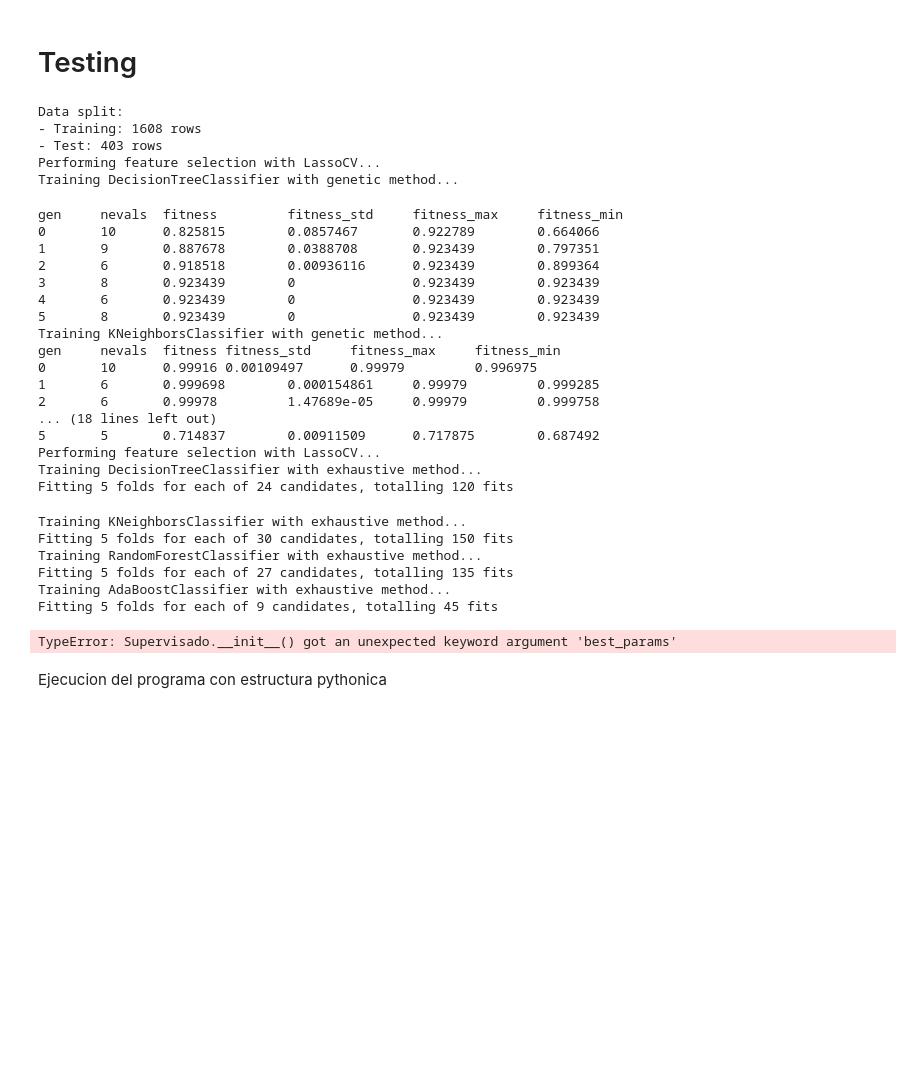
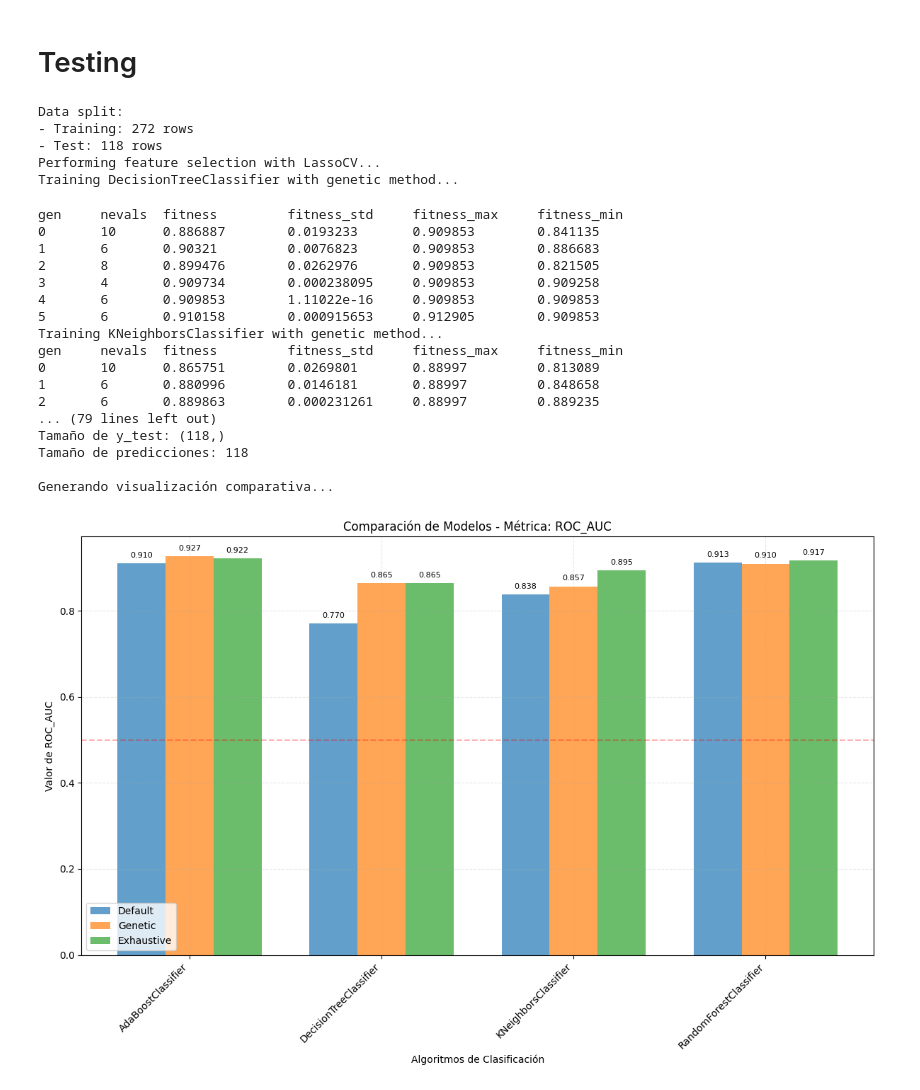
Before and after one commit to Timewolff/MineriaAvanzada, a Jupyter notebook: Paquete Avanzada/ModeloMineriaAvanzada.ipynb, the cells around one changed output. Drawn from its saved outputs; the diff is of its cells as text; code cells hidden in the pictures; blank space fills up the shorter version.

Commit message:
Cambios en param_grids

```diff
--- a/Paquete Avanzada/ModeloMineriaAvanzada.ipynb
+++ b/Paquete Avanzada/ModeloMineriaAvanzada.ipynb
@@ -1221,64 +1209,54 @@ class Supervisado:
 # Testing
 # %%
 # MI TESTING
-#Recuerda el input arriba en VSCode
 # 1. Cargar el archivo CSV con EDA
-archivo_csv = "../dataset/potabilidad_V2.csv"
+archivo_csv = "../dataset/diabetes_V2.csv"
 eda = EDA(file=archivo_csv)
 
 # 2. Pasar el EDA al optimizador
 optimizador = DataOptimization(eda)
 
 # 3. Ejecutar optimización y obtener los mejores parámetros
 best_params = optimizador.opti_director(
-    target_column='Potability',
+    target_column='diabetes',
     problem_type='classification',
     method='both'
 )
 
 # 4. Crear la instancia del modelo supervisado pasando los mejores parámetros
 modelo = Supervisado(optimizador, best_params=best_params)
 
 # 5. Ejecutar los modelos de clasificación y comparar variantes
 modelo.model_director(compare_params=True)
 
-# 6. Ver los resultados como lista de diccionarios
-for resultado in modelo.all_model_results:
-    print(resultado)
-
 # 7. Visualizar la comparación usando ROC AUC
+print("\nGenerando visualización comparativa...")
 fig, ax = modelo.visualizar_comparacion_modelos(metrica='roc_auc')
 
 # 8. Mostrar gráfico
 import matplotlib.pyplot as plt
 plt.show()
 # %% [output]
 Data split:
-- Training: 1608 rows
-- Test: 403 rows
+- Training: 272 rows
+- Test: 118 rows
 Performing feature selection with LassoCV...
 Training DecisionTreeClassifier with genetic method...
 gen     nevals  fitness         fitness_std     fitness_max     fitness_min
-0       10      0.825815        0.0857467       0.922789        0.664066
-1       9       0.887678        0.0388708       0.923439        0.797351
-2       6       0.918518        0.00936116      0.923439        0.899364
-3       8       0.923439        0               0.923439        0.923439
-4       6       0.923439        0               0.923439        0.923439
-5       8       0.923439        0               0.923439        0.923439
+0       10      0.886887        0.0193233       0.909853        0.841135
+1       6       0.90321         0.0076823       0.909853        0.886683
+2       8       0.899476        0.0262976       0.909853        0.821505
+3       4       0.909734        0.000238095     0.909853        0.909258
+4       6       0.909853        1.11022e-16     0.909853        0.909853
+5       6       0.910158        0.000915653     0.912905        0.909853
 Training KNeighborsClassifier with genetic method...
-gen     nevals  fitness fitness_std     fitness_max     fitness_min
-0       10      0.99916 0.00109497      0.99979         0.996975
-1       6       0.999698        0.000154861     0.99979         0.999285
-2       6       0.99978         1.47689e-05     0.99979         0.999758
-... (18 lines left out)
-5       5       0.714837        0.00911509      0.717875        0.687492
-Performing feature selection with LassoCV...
-Training DecisionTreeClassifier with exhaustive method...
-Fitting 5 folds for each of 24 candidates, totalling 120 fits
+gen     nevals  fitness         fitness_std     fitness_max     fitness_min
+0       10      0.865751        0.0269801       0.88997         0.813089
+1       6       0.880996        0.0146181       0.88997         0.848658
+2       6       0.889863        0.000231261     0.88997         0.889235
+... (79 lines left out)
+Tamaño de y_test: (118,)
+Tamaño de predicciones: 118
+
+Generando visualización comparativa...
-Training KNeighborsClassifier with exhaustive method...
-Fitting 5 folds for each of 30 candidates, totalling 150 fits
-Training RandomForestClassifier with exhaustive method...
-Fitting 5 folds for each of 27 candidates, totalling 135 fits
-Training AdaBoostClassifier with exhaustive method...
-Fitting 5 folds for each of 9 candidates, totalling 45 fits
-TypeError: Supervisado.__init__() got an unexpected keyword argument 'best_params'
+[figure, added]
@@ -1588,2 +1262,0 @@ class Start:
-# %% [markdown]
-Ejecucion del programa con estructura pythonica
```
Also changed, not shown: parts of 5 cells of this notebook, 1 other file.
